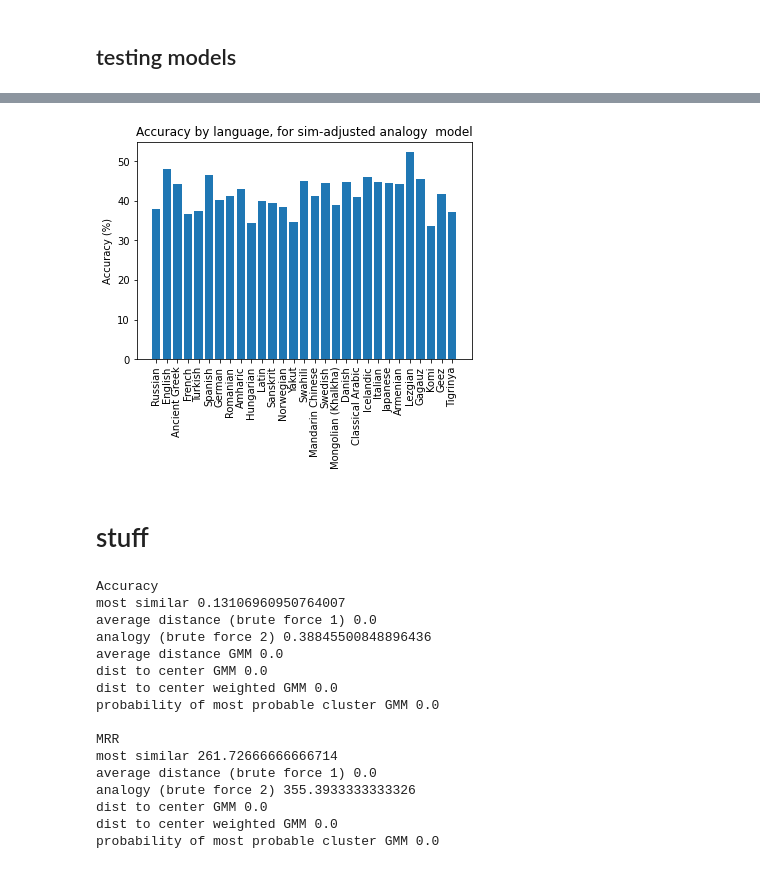
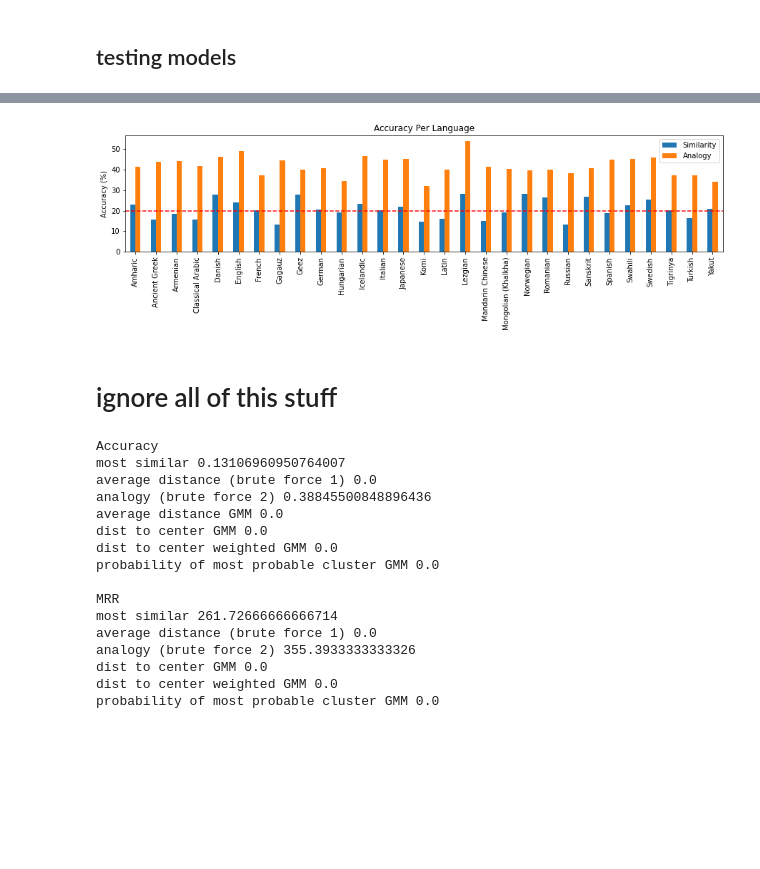
Before and after one commit to o-fugi/regularity-semantic-change, a Jupyter notebook: code/Prediction_with_GMM.ipynb, the cells around one changed output, grey strips where cells are left out. Cells and saved outputs as stored; diff of their text form; code cells hidden in the pictures; blank space fills up the shorter version.

```diff
--- a/code/Prediction_with_GMM.ipynb
+++ b/code/Prediction_with_GMM.ipynb
@@ -874,23 +808,34 @@ Average accuracy: 0.41628399582507974
-# %%
-#@title FIG 1.C -- Accuracy by language
-
-heights = [round(100*i, 1) for i in accuracy_list]
-
-x = np.arange(len(common_languages))  # the label locations
-
-fig, ax = plt.subplots()
-ax.bar(x, heights)
-
-# # Add some text for labels, title and custom x-axis tick labels, etc.
-ax.set_ylabel('Accuracy (%)')
-ax.set_title('Accuracy by language, for sim-adjusted analogy  model')
-ax.set_xticks(x, labels=common_languages, rotation=90)
-
-plt.show()
-# %% [output]
-[figure, removed]
+# %%
+# run the models and get the accuracies
+
+sim_acc = test_model_language(get_most_similar, run_once=False, similarity_adjusted=True)
+analogy_acc = test_model_language(get_dist_closest, run_once=False, similarity_adjusted=True)
+# %%
+# create the database and sort by language
+
+accuracy_df = pd.DataFrame(common_languages).rename(columns={0:'language'})
+accuracy_df['sim_acc'] = sim_acc
+accuracy_df['analogy_acc'] = analogy_acc
+accuracy_df = accuracy_df.sort_values(by='language')
+# %%
+# create the figure
+
+ax = (accuracy_df[['sim_acc', 'analogy_acc']]*100).plot(kind='bar', figsize=(15, 3))
+labels = accuracy_df['language'].values
+
+# # Add some text for labels, title and custom x-axis tick labels, etc.
+ax.set_ylabel('Accuracy (%)')
+ax.set_title('Accuracy Per Language')
+ax.set_xticks(np.arange(len(labels)), labels, rotation=90)
+ax.legend(labels=['Similarity', 'Analogy'], bbox_to_anchor=(1, 1))
+ax.axhline(20, linestyle='--', c='r')
+
+
+plt.show()
+# %% [output]
+[figure, added]
 # %% [markdown]
-# stuff
+# ignore all of this stuff
 # %%
 # Summarize accuracies
 print("Accuracy")
```
Also changed, not shown: parts of 20 cells of this notebook.
